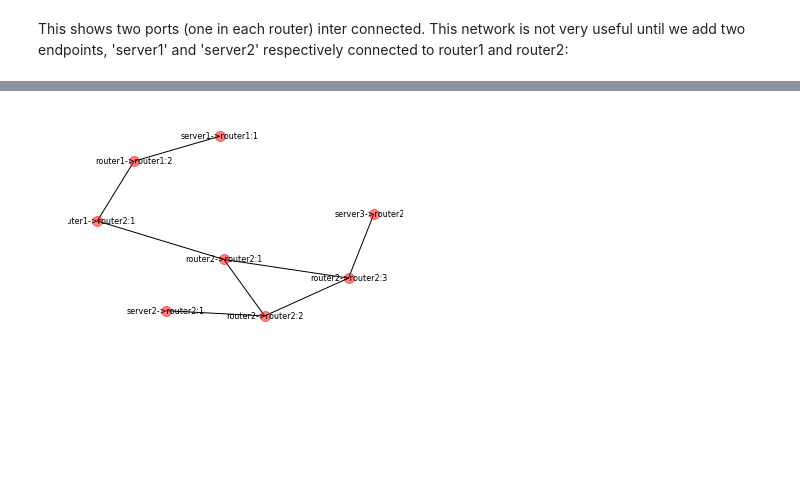
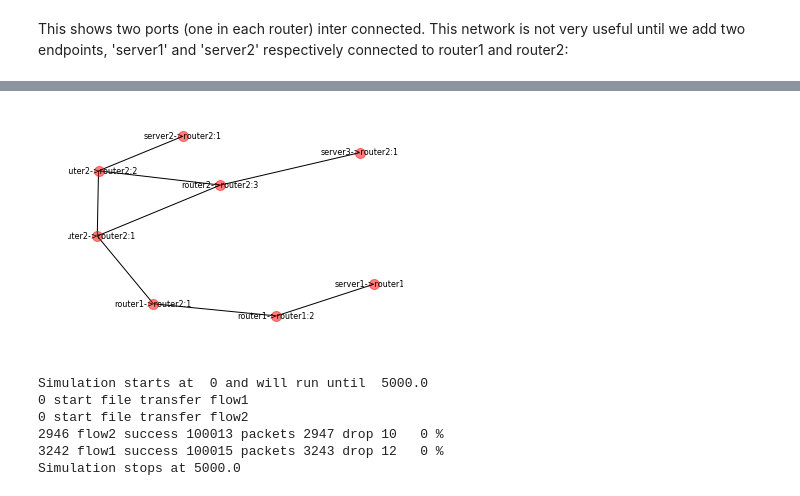
Before and after one commit to esnet/calibers, a Jupyter notebook: simulator/Tutorial.ipynb, the cells around one changed output, grey strips where cells are left out. Saved outputs shown, nothing was run; the diff lists cells and outputs as text; code cells hidden in the pictures; blank space fills up the shorter version.

```diff
--- a/simulator/Tutorial.ipynb
+++ b/simulator/Tutorial.ipynb
@@ -158,7 +134,56 @@ topo.show_plots()
-# %%
-server3 = Endpoint(name='server3',topology=topo,capacity=10000,rate=8000)
-server3.connect('router2')
-
-topo.draw()
-# %% [output]
-[figure, removed]
+# %%
+%aimport sim
+%autoreload 2
+from sim import Topology
+
+topo = Topology("test topology", ticks_per_sec=100)
+
+from sim import Endpoint
+
+topo.add_routers(['router1','router2'])
+topo.add_link(router_a='router1',router_b='router2',capacity=10000,latency=0)
+
+server1 = Endpoint(name='server1',topology=topo,capacity=10000,rate=8000)
+server1.connect('router1')
+server2 = Endpoint(name='server2',topology=topo,capacity=10000,rate=8000)
+server2.connect('router2')
+server3 = Endpoint(name='server3',topology=topo,capacity=10000,rate=8000)
+server3.connect('router2')
+
+from sim import DataTransfer
+
+flow1 = DataTransfer(name="flow1",
+                     src=server1,
+                     dst=server2,
+                     data_size=100000,
+                     max_rate=8000,
+                     topology=topo)
+
+flow1.info = True
+flow1.debug = False
+
+topo.schedule_workflow(workflow=flow1)
+
+flow2 = DataTransfer(name="flow2",
+                     src=server2,
+                     dst=server3,
+                     data_size=100000,
+                     max_rate=8000,
+                     topology=topo)
+
+flow2.info = True
+flow2.debug = False
+
+topo.schedule_workflow(workflow=flow2)
+
+topo.draw()
+
+topo.start_simulation(until_sec=50)
+# %% [output]
+[figure, added]
+Simulation starts at  0 and will run until  5000.0
+0 start file transfer flow1
+0 start file transfer flow2
+2946 flow2 success 100013 packets 2947 drop 10   0 %
+3242 flow1 success 100015 packets 3243 drop 12   0 %
+Simulation stops at 5000.0
```
Also changed, not shown: parts of 16 cells of this notebook, 1 other file.
